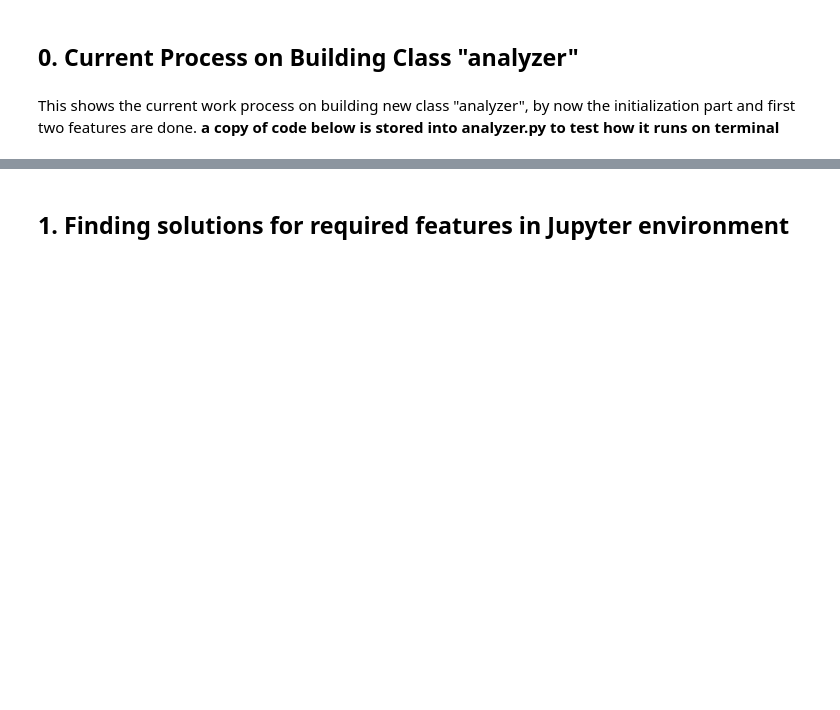
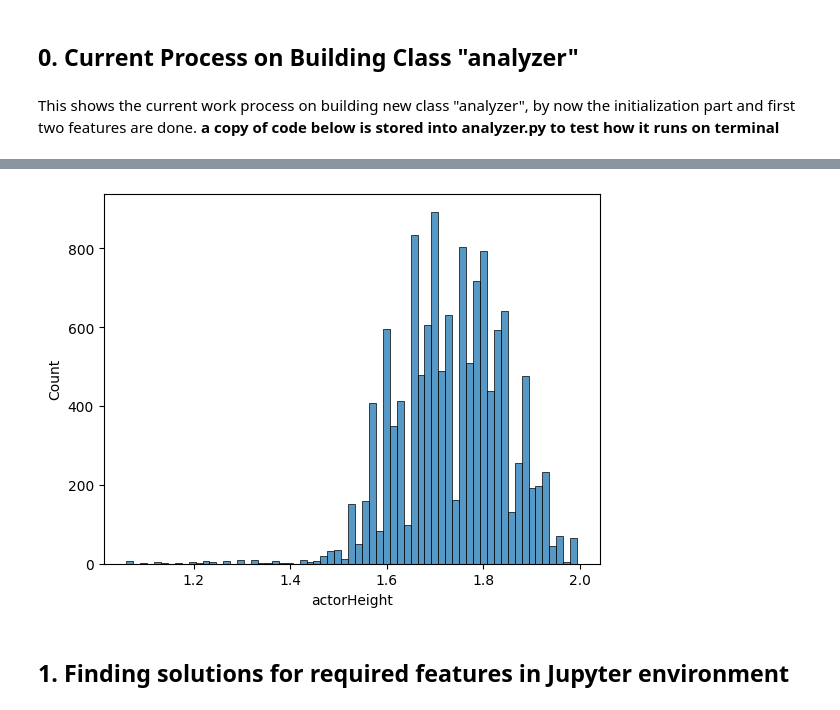
Before and after one commit to Guo1119/GROUP_12, a Jupyter notebook: models/scratch.ipynb, the cells around one changed output, grey strips where cells are left out. Cells and saved outputs as stored; diff of their text form; code cells hidden in the pictures; blank space fills up the shorter version.

Commit message:
Implement 3rd feature: method "actor_distribution"

```diff
--- a/models/scratch.ipynb
+++ b/models/scratch.ipynb
@@ -31,6 +31,7 @@ class analyzer:
             # if the datasets don't exist in the local directory
             datafetchtools.downloadData("https://www.cs.cmu.edu/~ark/personas/data/MovieSummaries.tar.gz", self.gzipPath)
             datafetchtools.extractData("..\\downloads\\MovieSummaries.tar.gz", "..\\data")
+
         finally:
             # load again
             self.movieData=pd.read_csv(self.movieMetaDataPath, sep="\t", names=self.movieMetaDataColumns, on_bad_lines='skip')
@@ -40,7 +41,7 @@ class analyzer:
     def movie_type(self, N=10):
         # Take the column "genres" out and form lists using the values of dictionary
         genres=self.movieData.genre.apply(lambda x: list(ast.literal_eval(x).values()))
-        # A native feature of pandas that breaks down column made of list into new entries
+        # A native feature of pandas that breaks down columns made of list into new entries
         genresExploded=genres.explode(ignore_index=True)
         return genresExploded.value_counts()[1:N]
 
@@ -53,3 +54,19 @@ class analyzer:
         plt.figure(figsize=(12, 6))
         sns.histplot(data=countData,x="actorCounts",bins=40)
         plt.show()
+
+    def actor_distributions(self, max_height, min_height, gender="All", plot=False):
+        actorData=self.characterData[["actorName", "actorGender", "actorHeight"]].drop_duplicates()
+        if gender == "All":
+            actorDataConstraint=actorData
+        else:
+            actorDataConstraint=actorData[actorData.actorGender == gender]
+
+        if plot == True:
+            actorDataConstraint=actorDataConstraint[(actorDataConstraint.actorHeight > min_height)
+                                                    & (actorDataConstraint.actorHeight < max_height)]
+            sns.histplot(actorDataConstraint, x="actorHeight")
+        else:
+            actorDataConstraint=actorDataConstraint[(actorDataConstraint.actorHeight > min_height)
+                                                    & (actorDataConstraint.actorHeight < max_height)]
+            return actorDataConstraint
@@ -61,0 +73,3 @@ Successfully connected to the datasets
+# %%
+analyzer().actor_distributions(max_height=2.0, min_height=1.0, plot=True)
+# %% [output]
@@ -62,3 +78,4 @@ Successfully connected to the datasets
+[figure, added]
 # %% [markdown]
 ## 1. Finding solutions for required features in Jupyter environment
 # %% [markdown]
```
Also changed, not shown: parts of 4 cells of this notebook, 1 other file.
